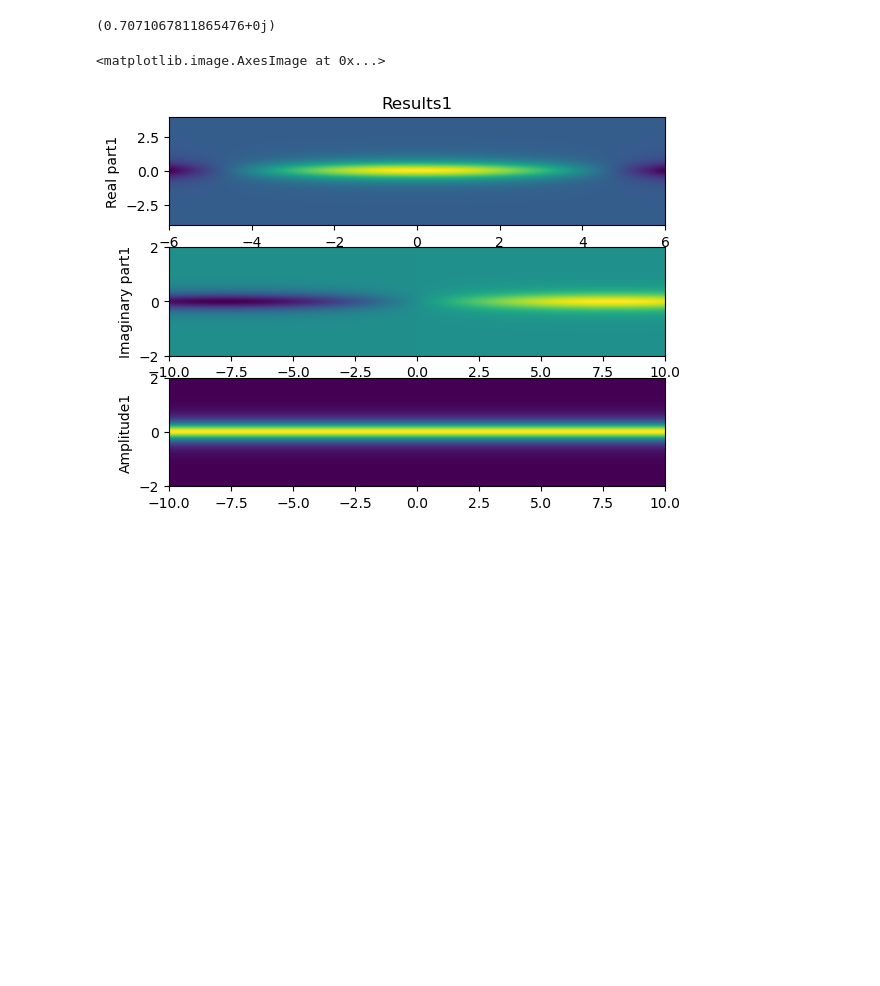
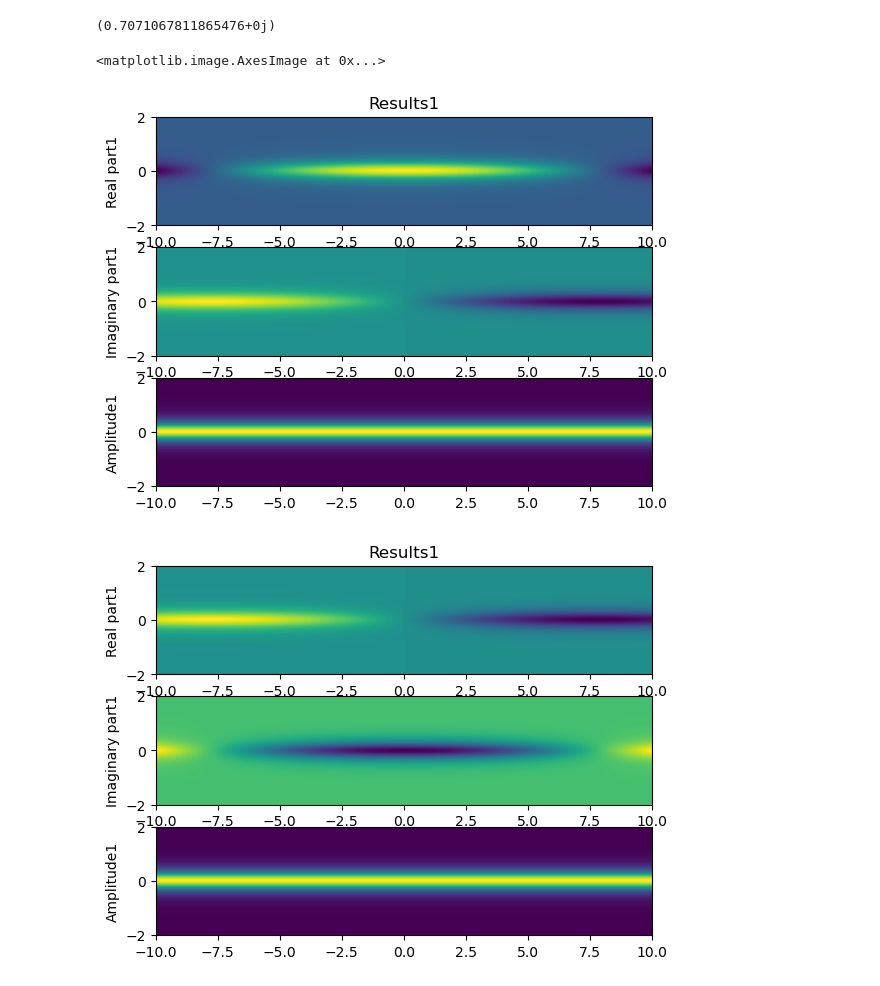
Before and after one commit to sk-yang666/PINN-on-NLS, a Jupyter notebook: NLS反问题 单孤子 - Copy.ipynb, the cells around one changed output. Saved outputs shown, nothing was run; the diff lists cells and outputs as text; code cells hidden in the pictures; blank space fills up the shorter version.

```diff
--- a/NLS反问题 单孤子 - Copy.ipynb
+++ b/NLS反问题 单孤子 - Copy.ipynb
@@ -591,40 +586,72 @@ theta=0
 delta=0
 q1=(np.sqrt(2)*b*np.exp(1j*(a**2-b**2)*(-t)+1j*a*x+1j*theta)/np.cosh(b*x-2*a*b*t+delta))
 q11=q1.transpose()
-q2=(-1j*np.sqrt(2)*b*np.exp(1j*(a**2-b**2)*(-t)+1j*a*x+1j*theta)/np.cosh(b*x-2*a*b*t+delta))
+q2=(1j*np.sqrt(2)*b*np.exp(1j*(a**2-b**2)*(-t)+1j*a*x+1j*theta)/np.cosh(b*x-2*a*b*t+delta))
+q22=q2.transpose()
 fig, ax = plt.subplots(3)
 
 ax[0].set_title("Results1")
 ax[0].set_ylabel("Real part1")
 ax[0].imshow(
     q11.real,
     interpolation="nearest", #插值
     cmap="viridis", #色彩图
-    extent=[ -6,6,-4,4], #极值
+    extent=[ -10,10,-2,2], #极值
     origin="lower",
     aspect="auto",
 )
 ax[1].set_ylabel("Imaginary part1")
 ax[1].imshow(
-    q11.imag,
+    -q11.imag,
     interpolation="nearest",
     cmap="viridis",
     extent=[ -10,10,-2,2],
     origin="lower",
     aspect="auto",
 )
 ax[2].set_ylabel("Amplitude1")
 ax[2].imshow(
     np.abs(q11),
     interpolation="nearest",
     cmap="viridis",
     extent=[ x_lower, x_upper,t_lower, t_upper],
     origin="lower",
     aspect="auto",
 )
+fig, bx = plt.subplots(3)
+
+bx[0].set_title("Results1")
+bx[0].set_ylabel("Real part1")
+bx[0].imshow(
+    q22.real,
+    interpolation="nearest", #插值
+    cmap="viridis", #色彩图
+    extent=[ -10,10,-2,2], #极值
+    origin="lower",
+    aspect="auto",
+)
+bx[1].set_ylabel("Imaginary part1")
+bx[1].imshow(
+    -q22.imag,
+    interpolation="nearest",
+    cmap="viridis",
+    extent=[ -10,10,-2,2],
+    origin="lower",
+    aspect="auto",
+)
+bx[2].set_ylabel("Amplitude1")
+bx[2].imshow(
+    np.abs(q22),
+    interpolation="nearest",
+    cmap="viridis",
+    extent=[ x_lower, x_upper,t_lower, t_upper],
+    origin="lower",
+    aspect="auto",
+)
 # %% [output]
 <matplotlib.image.AxesImage at 0x...>
-[figure, old version]
+[figure, new version]
+[figure, added]
 # %%
 #周期性边界条件
 x_lower = -10
```
Also changed, not shown: parts of 6 cells of this notebook, 5 other files.
